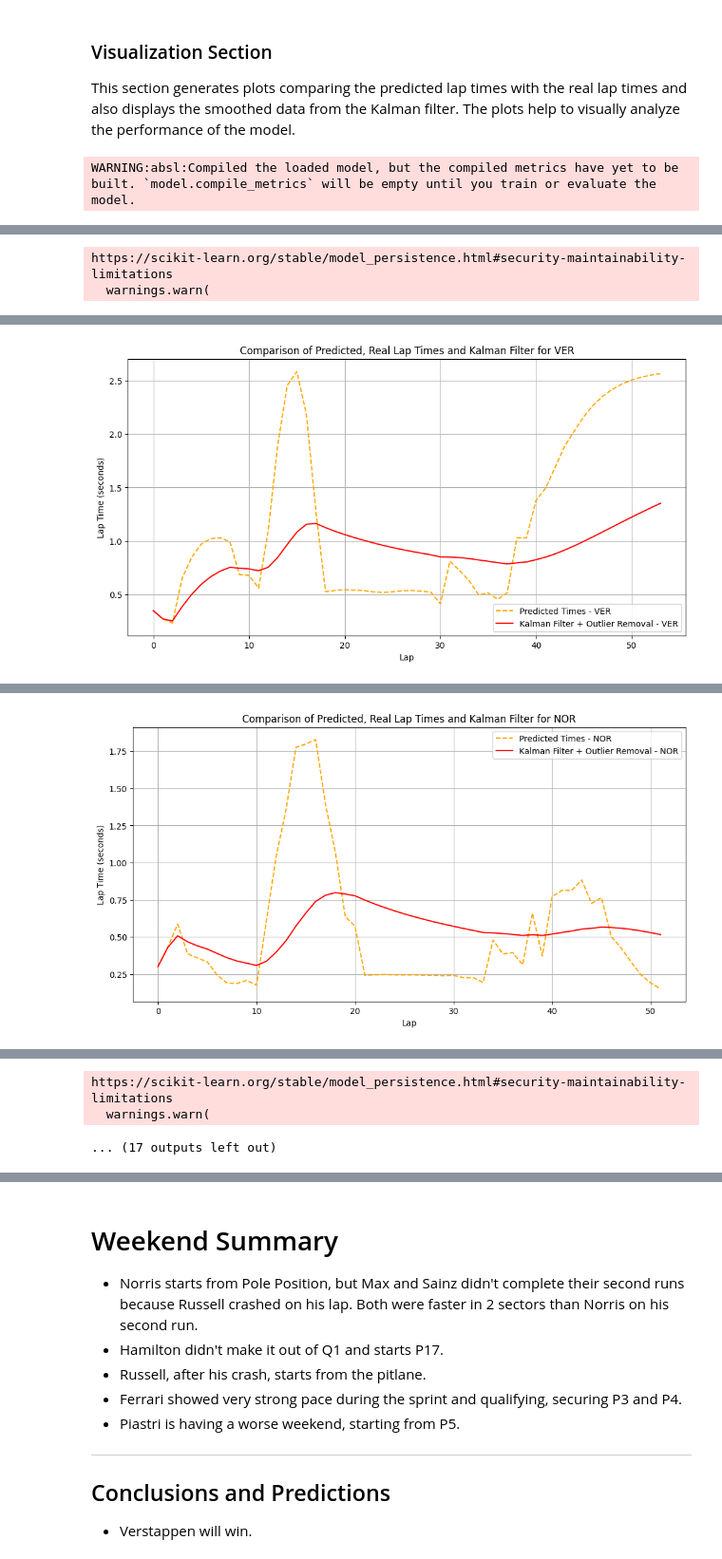
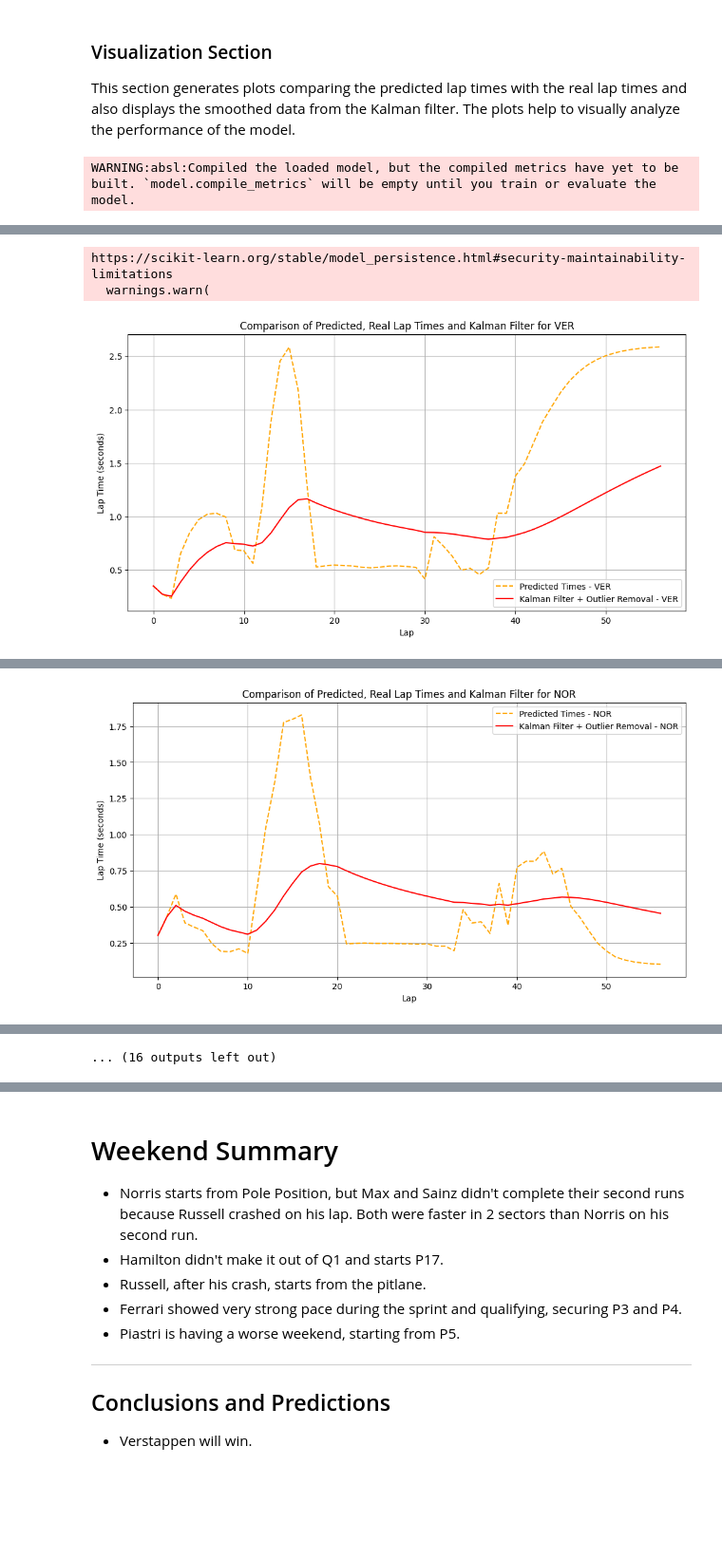
Before and after one commit to geoworldlook/F1_predict_model, a Jupyter notebook: prediction_GRAND_PRIX_USA_2024.ipynb, the cells around one changed output, grey strips where cells are left out. Shown: that part at 95% size. Cells and saved outputs as stored; diff of their text form; code cells hidden in the pictures; blank space fills up the shorter version.

Commit message:
Update prediction number

```diff
--- a/prediction_GRAND_PRIX_USA_2024.ipynb
+++ b/prediction_GRAND_PRIX_USA_2024.ipynb
@@ -224,7 +286,7 @@ model_parametr_objective = ['mean_squared_error']
 predicted_times_list = []
 
 # Total number of laps for the race (example: 62 laps for a specific race)
-total_laps = 56
+total_laps = 57
 
 # Loop over each type of objective (e.g., 'mean_squared_error') for evaluation
 for type_objective in model_parametr_objective:
@@ -251,7 +313,7 @@ for type_objective in model_parametr_objective:
         ####Blad wynikajacy z danych, nie wiem dlaczego indexy są
         #new_train_data = new_train_data.drop(['Unnamed: 0'], axis=1)
 
-        predicted_times = predict_full_race_times_manual(new_train_data, seq_length, total_laps)
+        predicted_times = predict_full_race_times_manual(new_train_data, seq_length, total_laps,model)
 
         # Apply the Kalman filter to the predicted lap times for noise reduction and outlier removal
         filtered_times_kalman = kalman_filter(predicted_times)
@@ -270,7 +332,7 @@ for type_objective in model_parametr_objective:
 
 
         save_prediction_data_for_driver(driver, original_predicted_times, f"{folder_path}/predict_USA_{driver}.csv")
-
+        print(original_predicted_times.shape)
         # Add the sum of predicted lap times to the list for later comparison
         predicted_times_list.append(np.sum(original_predicted_times))
 
@@ -313,2 +376,3 @@ WARNING:absl:Compiled the loaded model, but the compiled metrics have yet to be
 https://scikit-learn.org/stable/model_persistence.html#security-maintainability-limitations
   warnings.warn(
+[figure, new version]
@@ -316 +379,0 @@ Folder already exists at: /content/drive/MyDrive/F1_MODEL/PREDICTION/2024/USA
-[figure, old version]
@@ -329,0 +400 @@ Folder already exists at: /content/drive/MyDrive/F1_MODEL/PREDICTION/2024/USA
+[figure, new version]
@@ -332 +401,0 @@ https://scikit-learn.org/stable/model_persistence.html#security-maintainability-
-[figure, old version]
@@ -351,6 +422,4 @@ Folder already exists at: /content/drive/MyDrive/F1_MODEL/PREDICTION/2024/USA
-https://scikit-learn.org/stable/model_persistence.html#security-maintainability-limitations
-  warnings.warn(
+... (16 outputs left out)
-... (17 outputs left out)
 # %%
 # Sort predicted_times_list and driver_list in ascending order based on predicted_times_list
 sorted_data = sorted(zip(predicted_times_list, driver_list))
```
Also changed, not shown: parts of 4 cells of this notebook.
